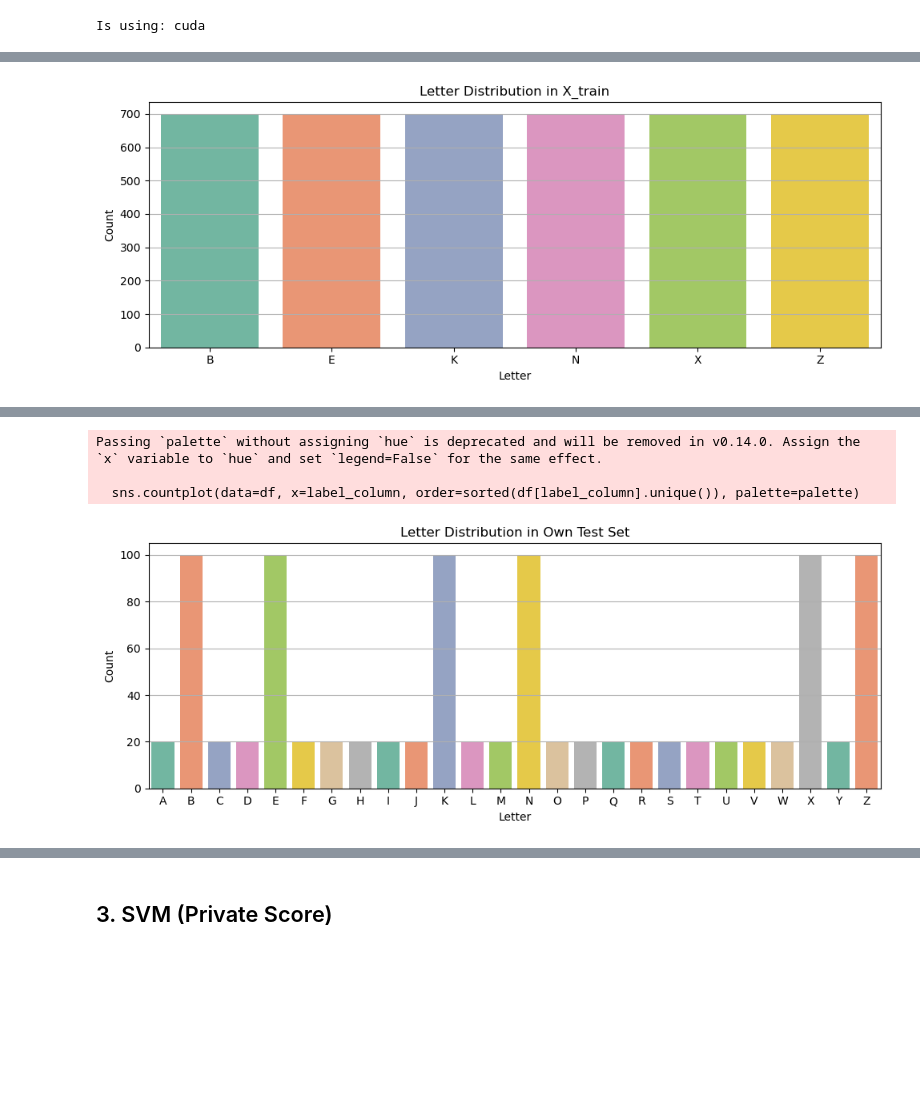
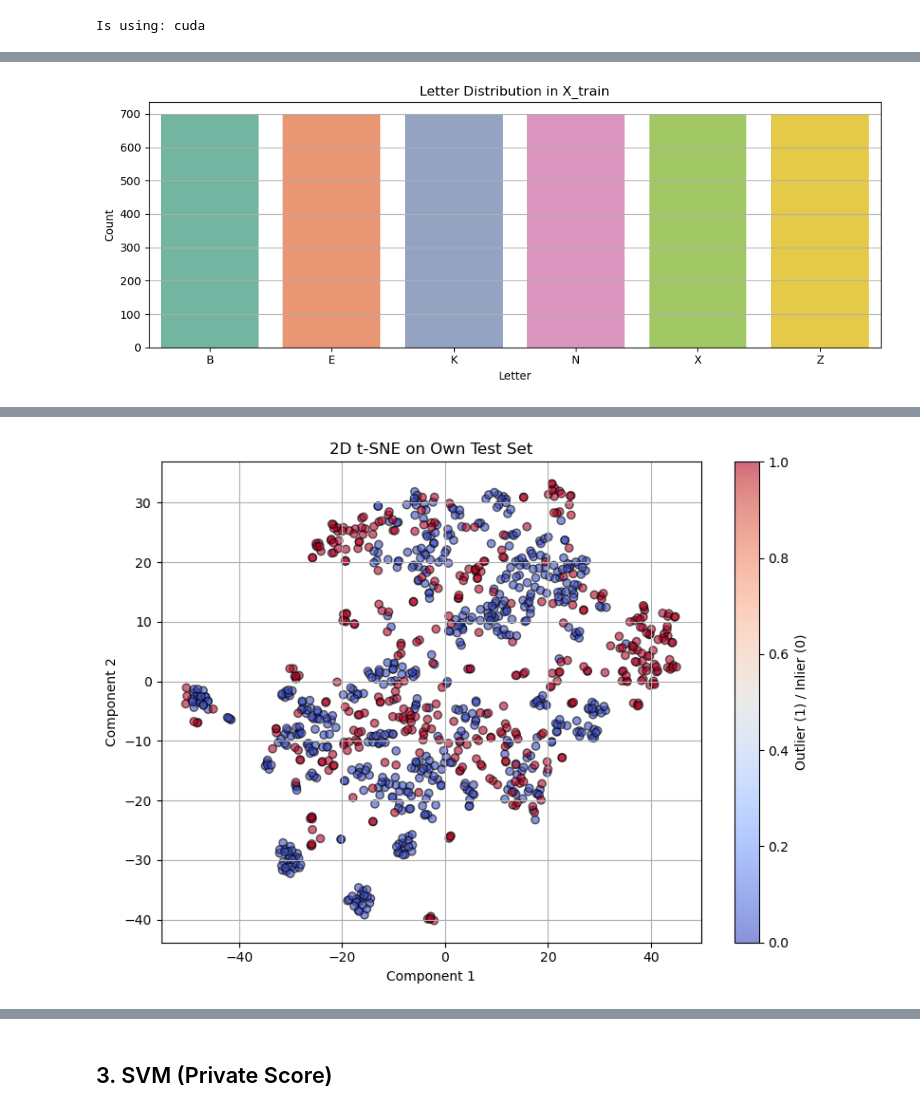
Before and after one commit to MinhBang1000/dat-min-nycu, a Jupyter notebook: HW2_313540015_Solution.ipynb, the cells around one changed output, grey strips where cells are left out. Cells and saved outputs as stored; diff of their text form; code cells hidden in the pictures; blank space fills up the shorter version.

```diff
--- a/HW2_313540015_Solution.ipynb
+++ b/HW2_313540015_Solution.ipynb
@@ -305,42 +326,53 @@ SEED = 42
 # %% [output]
 Is using: cuda
 # %%
-# load data
+# ===================================
+# 📥 Load Data
+# ===================================
 entire_df = pd.read_csv('entire.csv')
 train_df = pd.read_csv('training.csv')
 test_df = pd.read_csv('test_X.csv')
 
-# preprocessing
+# ===================================
+# 🔧 Preprocessing
+# ===================================
 X_train = train_df.drop(columns=["lettr"])
-# y_train = train_df["lettr"]
-# X_train, X_val, _, y_val = train_test_split(X_train_full, y_train_full, stratify=y_train_full, test_size=0.1, random_state=SEED)
-# y_val_true = np.array([0 if y in INLIERS else 1 for y in y_val])
 X_test = test_df.copy()
 
-# build own_test
-inlier_nums = 600 // len(INLIERS) # 100 each
-outlier_nums = 400 // (len(entire_df["lettr"].unique()) - len(INLIERS)) # 20 each
+# ===================================
+# 🧪 Build Own Test Set (600 Inliers, 400 Outliers)
+# ===================================
+inlier_nums = 600 // len(INLIERS)  # 100 samples per inlier class
+outlier_nums = 400 // (len(entire_df["lettr"].unique()) - len(INLIERS))  # 20 samples per outlier class
+
 inlier_rows = entire_df[entire_df["lettr"].isin(INLIERS)]
 outlier_rows = entire_df[~entire_df["lettr"].isin(INLIERS)]
-inlier_part = inlier_rows.groupby('lettr').apply(lambda x: x.sample(n=inlier_nums, random_state=SEED)).reset_index(drop=True)
-outlier_part = outlier_rows.groupby('lettr').apply(lambda x: x.sample(n=outlier_nums, random_state=SEED)).reset_index(drop=True)
-own_test_df = pd.concat([inlier_part, outlier_part], ignore_index=True)
-own_test_df = own_test_df.reset_index(drop=True)
 
-X_own_test = own_test_df.drop(columns=["lettr"], axis=1)
+inlier_part = inlier_rows.groupby('lettr').apply(
+    lambda x: x.sample(n=inlier_nums, random_state=SEED)
+).reset_index(drop=True)
+
+outlier_part = outlier_rows.groupby('lettr').apply(
+    lambda x: x.sample(n=outlier_nums, random_state=SEED)
+).reset_index(drop=True)
+
+own_test_df = pd.concat([inlier_part, outlier_part], ignore_index=True).reset_index(drop=True)
+
+X_own_test = own_test_df.drop(columns=["lettr"])
 own_test_df["is_outlier"] = own_test_df["lettr"].apply(lambda x: 0 if x in INLIERS else 1)
 y_own_test = own_test_df["is_outlier"]
 
-# scaling
+# ===================================
+# ⚙️ Feature Scaling
+# ===================================
 scaler = StandardScaler()
 X_train_scaled = scaler.fit_transform(X_train)
 X_test_scaled = scaler.transform(X_test)
 X_own_test_scaled = scaler.transform(X_own_test)
 
-# X_train_scaled = X_train
-# X_test_scaled = X_test
-# X_own_test_scaled = X_own_test
-
+# ===================================
+# 📈 Letter Distribution Plot Function
+# ===================================
 def plot_letter_distribution(df, label_column='lettr', title='Letter Distribution', palette='Set2'):
     plt.figure(figsize=(10, 4))
     sns.countplot(data=df, x=label_column, order=sorted(df[label_column].unique()), palette=palette)
@@ -351,9 +383,34 @@ def plot_letter_distribution(df, label_column='lettr', title='Letter Distributio
     plt.tight_layout()
     plt.show()
 
-# Plot distributions
+# ===================================
+# 📊 2D t-SNE Visualization Function
+# ===================================
+def visualize_tsne_2d(X_scaled, labels, title="2D t-SNE Visualization", cmap='coolwarm', perplexity=30, figsize=(8, 6), seed=42):
+    tsne = TSNE(n_components=2, perplexity=perplexity, random_state=seed)
+    X_embedded = tsne.fit_transform(X_scaled)
+
+    plt.figure(figsize=figsize)
+    scatter = plt.scatter(
+        X_embedded[:, 0], X_embedded[:, 1],
+        c=labels, cmap=cmap, alpha=0.6, edgecolors='k'
+    )
+    plt.title(title)
+    plt.xlabel("Component 1")
+    plt.ylabel("Component 2")
+    if labels is not None:
+        plt.colorbar(label="Outlier (1) / Inlier (0)")
+    plt.grid(True)
+    plt.tight_layout()
+    plt.show()
+
+# ===================================
+# 📊 Plot Class Distributions
+# ===================================
 plot_letter_distribution(train_df, title="Letter Distribution in Original Training Set")
 plot_letter_distribution(train_df.iloc[X_train.index], title="Letter Distribution in X_train")
 plot_letter_distribution(entire_df, title="Letter Distribution in Entire Set")
 plot_letter_distribution(own_test_df, title="Letter Distribution in Own Test Set")
+
+visualize_tsne_2d(X_own_test_scaled, y_own_test, title="2D t-SNE on Own Test Set")
 # %% [output]
@@ -376,7 +421,4 @@ Passing `palette` without assigning `hue` is deprecated and will be removed in v
-Passing `palette` without assigning `hue` is deprecated and will be removed in v0.14.0. Assign the `x` variable to `hue` and set `legend=False` for the same effect.
-
-  sns.countplot(data=df, x=label_column, order=sorted(df[label_column].unique()), palette=palette)
-[figure, old version]
+[figure, new version]
 # %%
 # ========= Build Deep Autoencoder =========
 class DeepAutoencoder(nn.Module):
```
Also changed, not shown: parts of 7 cells of this notebook.
